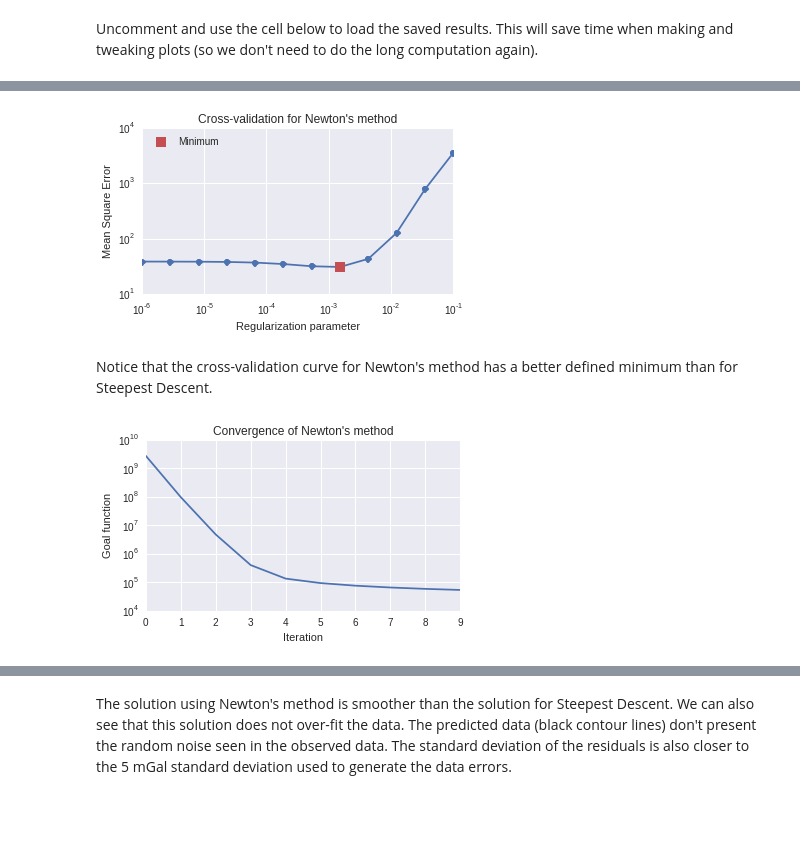
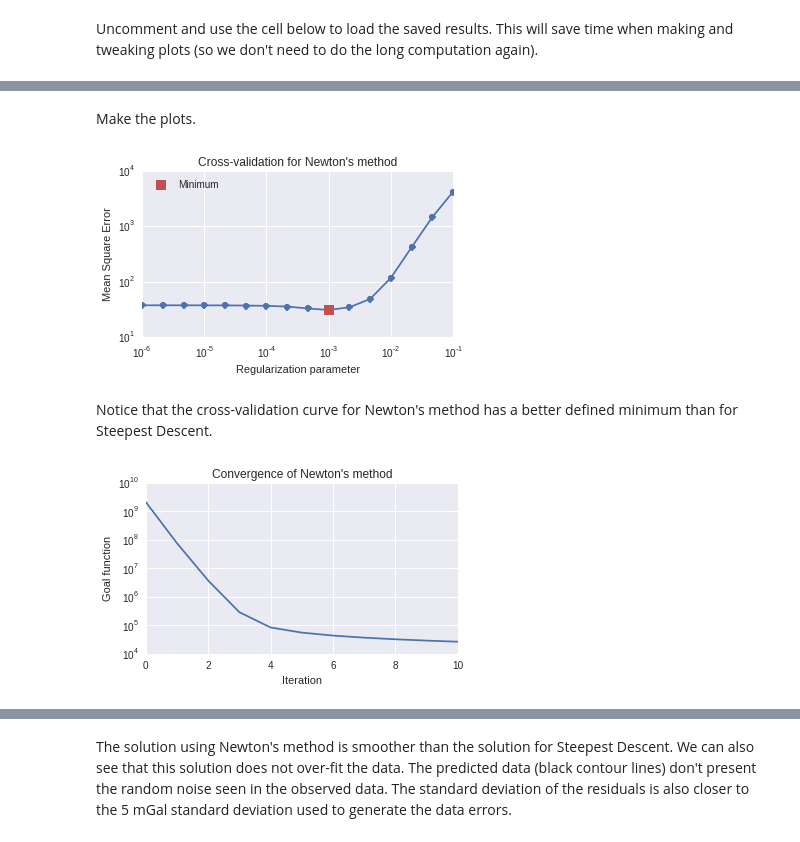
Before and after one commit to pinga-lab/paper-moho-inversion-tesseroids, a Jupyter notebook: notebooks/synthetic-steepest-vs-newton.ipynb, the cells around one changed output, grey strips where cells are left out. Saved outputs shown, nothing was run; the diff lists cells and outputs as text; code cells hidden in the pictures; blank space fills up the shorter version.

```diff
--- a/notebooks/synthetic-steepest-vs-newton.ipynb
+++ b/notebooks/synthetic-steepest-vs-newton.ipynb
@@ -347,4 +463,4 @@ newton_config = dict(method='newton', initial=initial, tol=0.1, maxit=10)
 # %%
-regul_params = np.logspace(-6, -1, 12)
+regul_params = np.logspace(-6, -1, 16)
 regul_params
 # %% [output]
@@ -372,15 +495,18 @@ Unpack the results and make the plots.
 # %%
-best, solution_newton, scores, solvers = results_newton
+best = np.argmin(scores_newton)
+solution_newton = results_newton[best]
+# %% [markdown]
+Make the plots.
 # %%
-plot_cv(best, regul_params, scores, solution_newton)
+plot_cv(best, regul_params, scores_newton, solution_newton)
 # %% [output]
-[figure, old version]
+[figure, new version]
 # %% [markdown]
 Notice that the cross-validation curve for Newton's method has a better defined minimum than for Steepest Descent.
 # %%
 plot_convergence(solution_newton)
 # %% [output]
-[figure, old version]
+[figure, new version]
 # %%
 plot_result_maps(solution_newton)
 # %% [output]
```
Also changed, not shown: parts of 67 cells of this notebook.
